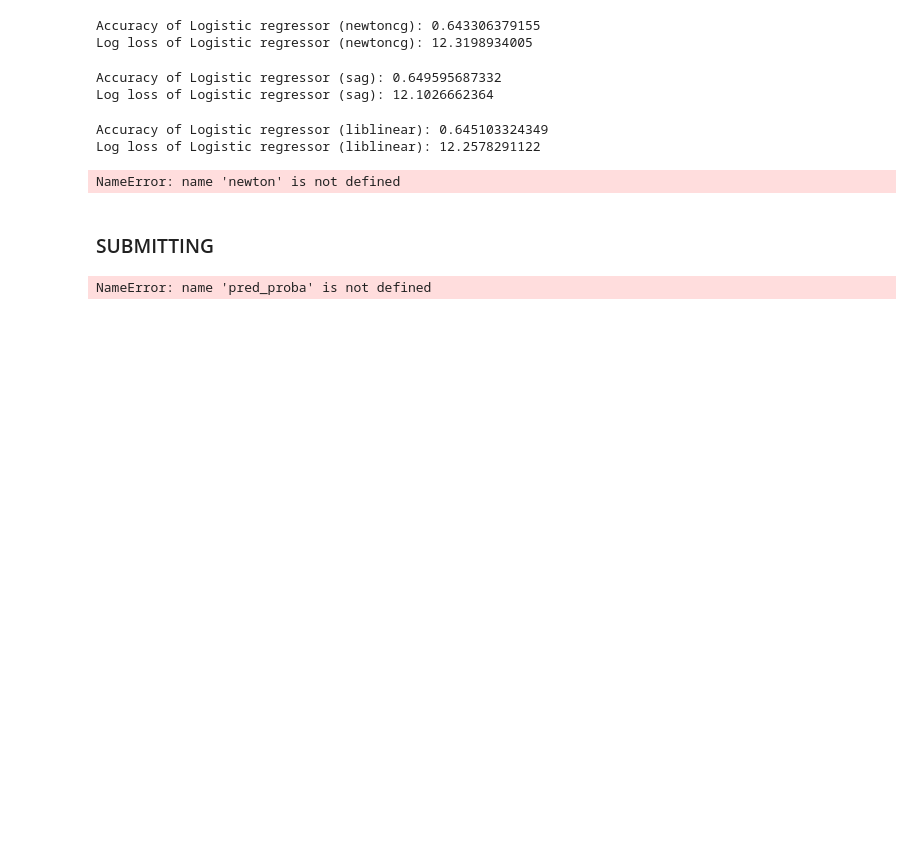
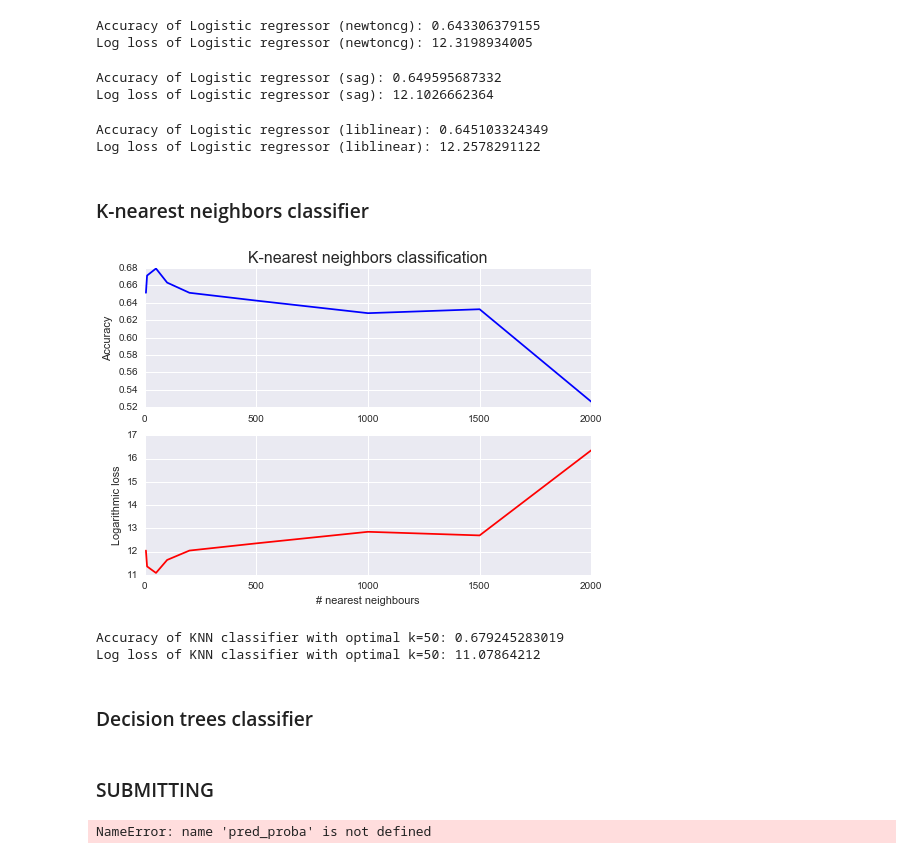
Before and after one commit to Dr-Alan-Turing/IAMachineLearning, a Jupyter notebook: 07_Assignment_3.ipynb, the cells around one changed output. Saved outputs shown, nothing was run; the diff lists cells and outputs as text; code cells hidden in the pictures; blank space fills up the shorter version.

```diff
--- a/07_Assignment_3.ipynb
+++ b/07_Assignment_3.ipynb
@@ -922,10 +951,41 @@ lr_liblinear_acc, lr_liblinear_regr_log = \
 # %% [output]
 Accuracy of Logistic regressor (liblinear): 0.645103324349
 Log loss of Logistic regressor (liblinear): 12.2578291122
-# %%
-newton-cg, lbfgs, liblinear, sag
-# %% [output]
-NameError: name 'newton' is not defined
+# %% [markdown]
+### K-nearest neighbors classifier ###
+# %%
+# Try out KNN with different k values
+k_list = [5, 10, 50, 100, 200, 500, 1000, 1500, 2000]
+accuracies = []
+loglosses = []
+for k in k_list:
+    knn_temp = KNeighborsClassifier(n_neighbors=k)
+    acc, logl = calc_accuracy_and_logloss(knn_temp, X_train, y_train, X_valid, y_valid)
+    accuracies.append(acc)
+    loglosses.append(logl)
+# Plot results
+plt.subplot(2,1,1)
+plt.title('K-nearest neighbors classification', fontsize=16)
+plt.plot(k_list, accuracies, c='b')
+plt.ylabel('Accuracy')
+plt.subplot(2,1,2)
+plt.plot(k_list, loglosses, c='r')
+plt.xlabel('# nearest neighbours')
+plt.ylabel('Logarithmic loss')
+plt.show()
+# %% [output]
+[figure, added]
+# %%
+# Get optimal KNN classifier
+optimal_k = k_list[np.argmin(loglosses)]
+knn_optimal = KNeighborsClassifier(n_neighbors=optimal_k)
+description = 'KNN classifier with optimal k={0}'.format(optimal_k)
+knn_acc, knn_log = calc_accuracy_and_logloss(knn_optimal, X_train, y_train, X_valid, y_valid, description)
+# %% [output]
+Accuracy of KNN classifier with optimal k=50: 0.679245283019
+Log loss of KNN classifier with optimal k=50: 11.07864212
+# %% [markdown]
+### Decision trees classifier ###
 # %% [markdown]
 ### SUBMITTING ###
 # %%
```
Also changed, not shown: parts of 4 cells of this notebook.
